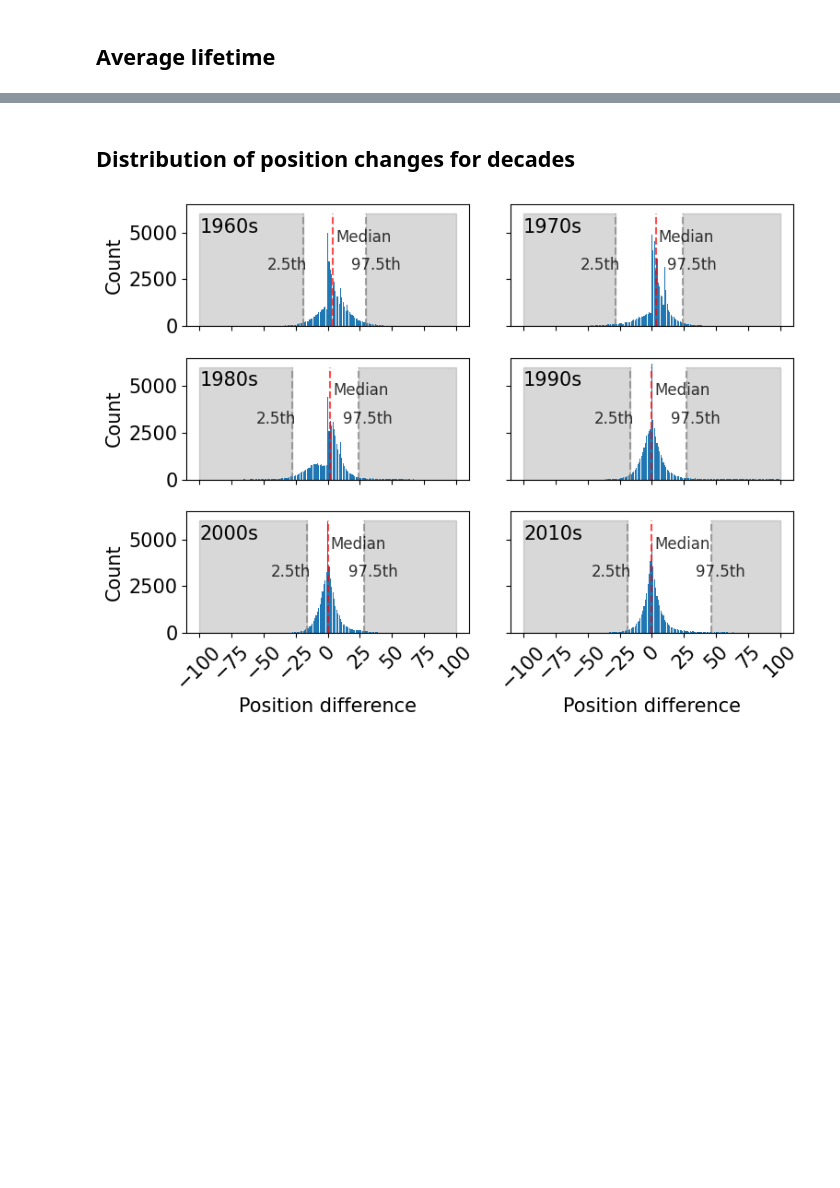
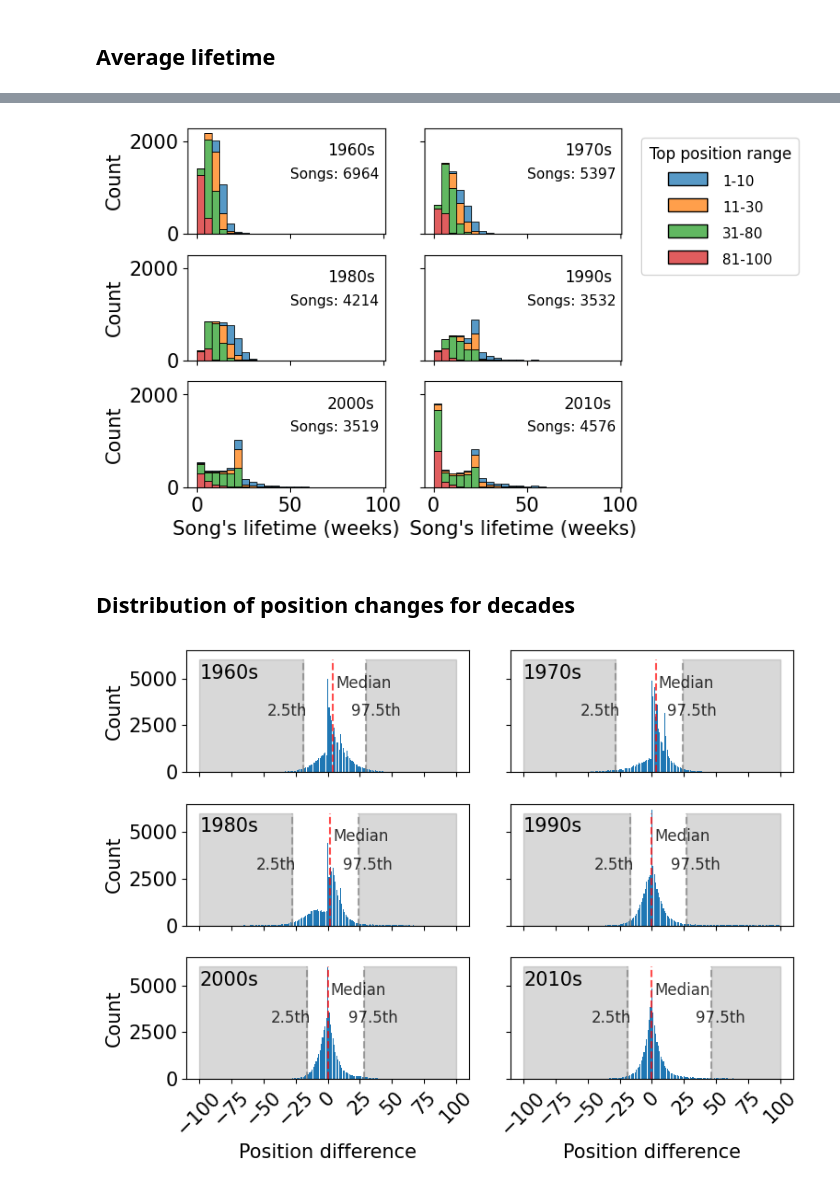
Before and after one commit to martalech/pop_charts_dynamics, a Jupyter notebook: data_statistics_decades.ipynb, the cells around one changed output, grey strips where cells are left out. Saved outputs shown, nothing was run; the diff lists cells and outputs as text; code cells hidden in the pictures; blank space fills up the shorter version.

```diff
--- a/data_statistics_decades.ipynb
+++ b/data_statistics_decades.ipynb
@@ -51,3 +57,61 @@ plt.show()
+# %%
+def get_top_positions_range(position):
+    if position <= 10:
+        return "1-10"
+    elif position <= 30:
+        return "11-30"
+    elif position <= 80:
+        return "31-80"
+    else:
+        return "81-100"
+
+billboard_hot_100["Top position range"] = billboard_hot_100["top_position"].map(
+    lambda position: get_top_positions_range(position))
+billboard_hot_100["artist_song"] = billboard_hot_100["artist"] + " - " + billboard_hot_100["song_name"]
+# %%
+# plt.figure(figsize=(6, 4))
+fig, axes = plt.subplots(3, 2, figsize=(6, 5), sharex=True, sharey=True)
+
+col_i, row_i = 0, 0
+histplots = []
+
+for decade in range(1960, 2020, 10):
+    billboard_hot_100_subset = billboard_hot_100[billboard_hot_100["decade"] == str(decade) + "s"]
+    billboard_hot_100_subset = billboard_hot_100_subset[["artist_song", "Top position range", "max_weeks_on_chart"]].drop_duplicates()
+    histplots.append(sns.histplot(data=billboard_hot_100_subset, x="max_weeks_on_chart", hue="Top position range", multiple="stack", bins=range(0, 100, 4),
+                            label=str(decade) + "s", ax=axes[row_i, col_i], legend=(row_i == 0 and col_i == 1)))
+    number_of_songs_in_decade = billboard_hot_100_subset.shape[0]
+    # billboard_hot_100_subset = billboard_hot_100[["artist_song", "Top position range", "max_weeks_on_chart"]].drop_duplicates()
+    # histplot = sns.histplot(data=billboard_hot_100_subset, x="max_weeks_on_chart", hue="Top position range", multiple="stack", bins=range(0, 100, 3))
+    axes[row_i, col_i].set_title(None)
+    axes[row_i, col_i].text(70, 1700, f"{decade}s", fontsize=12)
+    axes[row_i, col_i].text(50, 1200, f"Songs: {number_of_songs_in_decade}", fontsize=11)
+    if row_i == 2:
+        axes[row_i, col_i].set_xlabel("Song's lifetime (weeks)")
+    else:
+        axes[row_i, col_i].set_xlabel(None)
+    if col_i == 0:
+        axes[row_i, col_i].set_ylabel("Count")
+    else:
+        axes[row_i, col_i].set_ylabel(None)
+    #axes[row_i, col_i].set_xlim(right=70)
+
+    col_i += 1
+    if col_i == 2:
+        col_i = 0
+        row_i += 1
+
+plt.setp(histplots[1].get_legend(), bbox_to_anchor=(1.05, 1))
+# plt.setp(histplots[1].get_legend(), loc="upper left")
+plt.setp(histplots[1].get_legend().get_title(), fontsize='12')
+plt.setp(histplots[1].get_legend().get_texts(), fontsize='11')
+plt.xlabel("Song's lifetime (weeks)")
+plt.ylabel("Count")
+
+plt.savefig("figures/max_weeks_on_chart_distribution_per_top_position_range.pdf", format="pdf", bbox_inches='tight')
+plt.show()
+# %% [output]
+[figure, added]
 # %% [markdown]
 ## Distribution of position changes for decades
 # %%
```
Also changed, not shown: parts of 25 cells of this notebook, 34 other files.
